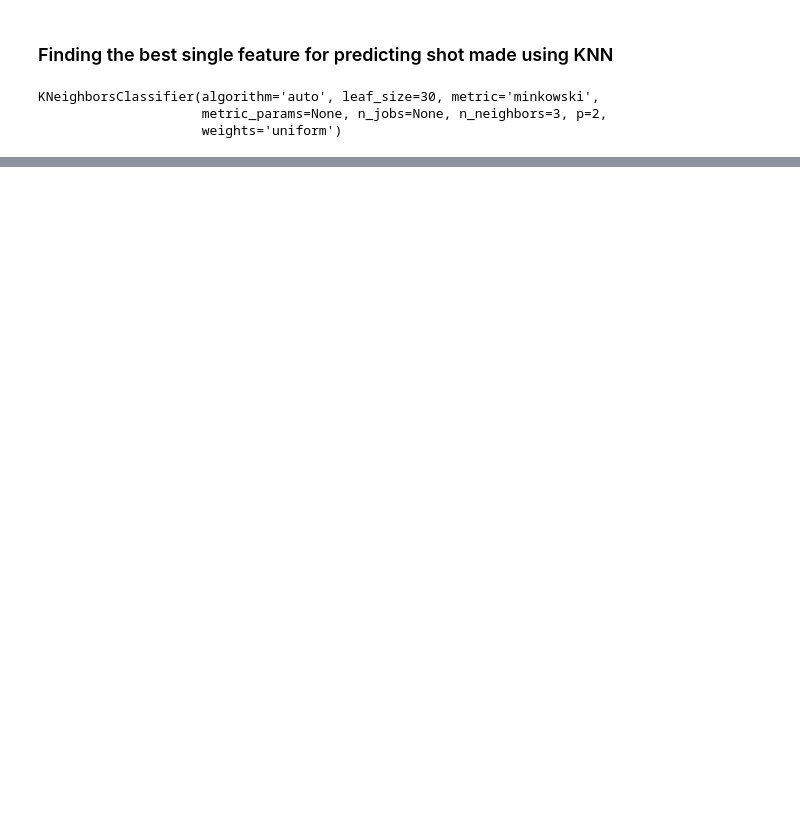
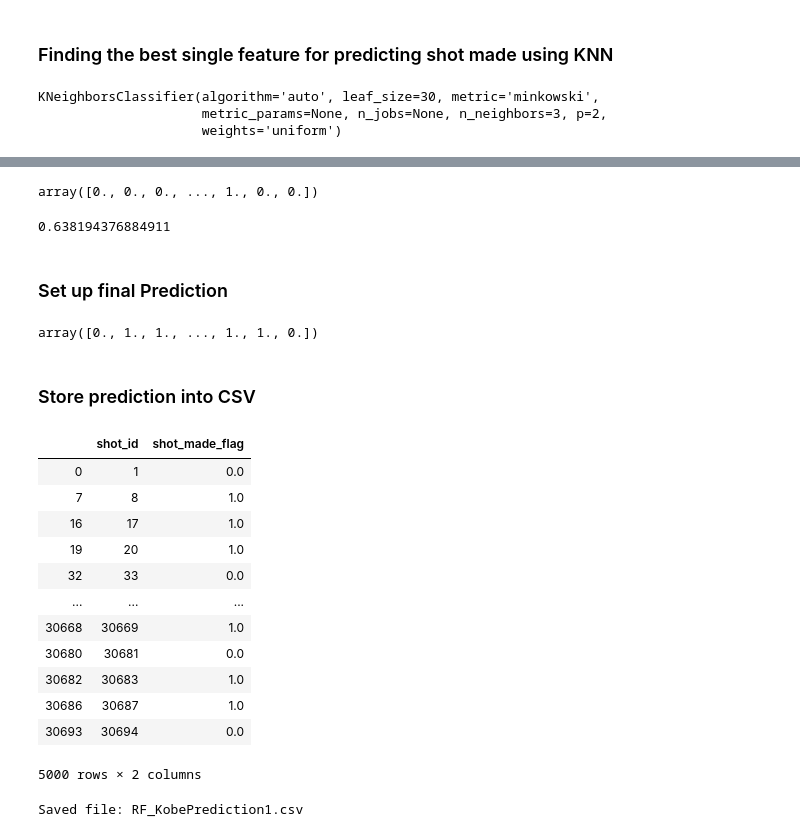
Before and after one commit to johntahod/KobeBryant_ShotSelection, a Jupyter notebook: KobeBryant_DataSci.ipynb, the cells around one changed output, grey strips where cells are left out. Drawn from its saved outputs; the diff is of its cells as text; code cells hidden in the pictures; blank space fills up the shorter version.

Commit message:
Fixed the data. Introduce Random Forest Solution

```diff
--- a/KobeBryant_DataSci.ipynb
+++ b/KobeBryant_DataSci.ipynb
@@ -184,6 +171,6 @@ display(y.head(10))
 #### X value splits
 # %%
 # Data with all prediction data dropped (so that we don't learn from it)
-X = final.dropna(subset=target)
-display(X.head(10))
+X = testing_data.drop(['shot_id', 'shot_made_flag'], axis=1)
+X.shape
 # %% [output]
@@ -205,7 +182,7 @@ display(X.head(10))
 # %%
-final_prediction_data = kobe_data[kobe_data['shot_made_flag'].isnull()]
-# print(final_prediction_data)
-
+prediction_data = final[final['shot_made_flag'].isnull()]
+final_prediction_data = prediction_data.drop(['shot_id', 'shot_made_flag'], axis=1)
+print(final_prediction_data)
 
 # Second way to write this
 # nan_rows = kobe_data[kobe_data[target].isnull().any(1)]
@@ -238,0 +236,6 @@ print(accuracy)
+# %%
+from sklearn.ensemble import RandomForestClassifier
+
+my_RandomForest = RandomForestClassifier(n_estimators = 19, bootstrap = True, random_state=3)
+
+my_RandomForest.fit(X_train, y_train)
@@ -238,0 +250,45 @@ print(accuracy)
+# %%
+y_predict_rf = my_RandomForest.predict(X_test)
+display(y_predict_rf)
+# %% [output]
+array([0., 0., 0., ..., 1., 0., 0.])
+# %%
+rf_accuracy = accuracy_score(y_test, y_predict_rf)
+
+print(rf_accuracy)
+# %% [output]
+0.638194376884911
+# %% [markdown]
+### Set up final Prediction
+# %%
+final_predict_rf = my_RandomForest.predict(final_prediction_data)
+display(final_predict_rf)
+# %% [output]
+array([0., 1., 1., ..., 1., 1., 0.])
+# %% [markdown]
+### Store prediction into CSV
+# %%
+rf_submission = pd.DataFrame({'shot_id':prediction_data['shot_id'],'shot_made_flag':final_predict_rf})
+display(rf_submission)
+# %% [output]
+|  | shot_id | shot_made_flag |
+| 0 | 1 | 0.0 |
+| 7 | 8 | 1.0 |
+| 16 | 17 | 1.0 |
+| 19 | 20 | 1.0 |
+| 32 | 33 | 0.0 |
+| ... | ... | ... |
+| 30668 | 30669 | 1.0 |
+| 30680 | 30681 | 0.0 |
+| 30682 | 30683 | 1.0 |
+| 30686 | 30687 | 1.0 |
+| 30693 | 30694 | 0.0 |
+5000 rows × 2 columns
+# %%
+filename = 'RF_KobePrediction1.csv'
+
+rf_submission.to_csv(filename, index=False)
+
+print('Saved file: ' + filename)
+# %% [output]
+Saved file: RF_KobePrediction1.csv
```
Also changed, not shown: parts of 12 cells of this notebook, 1 other file.
